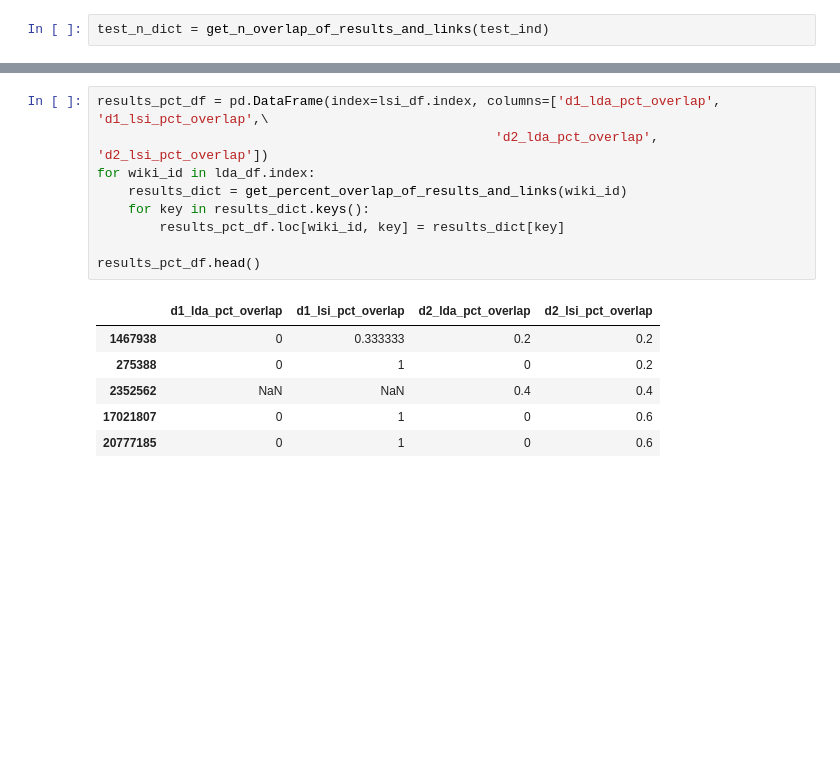
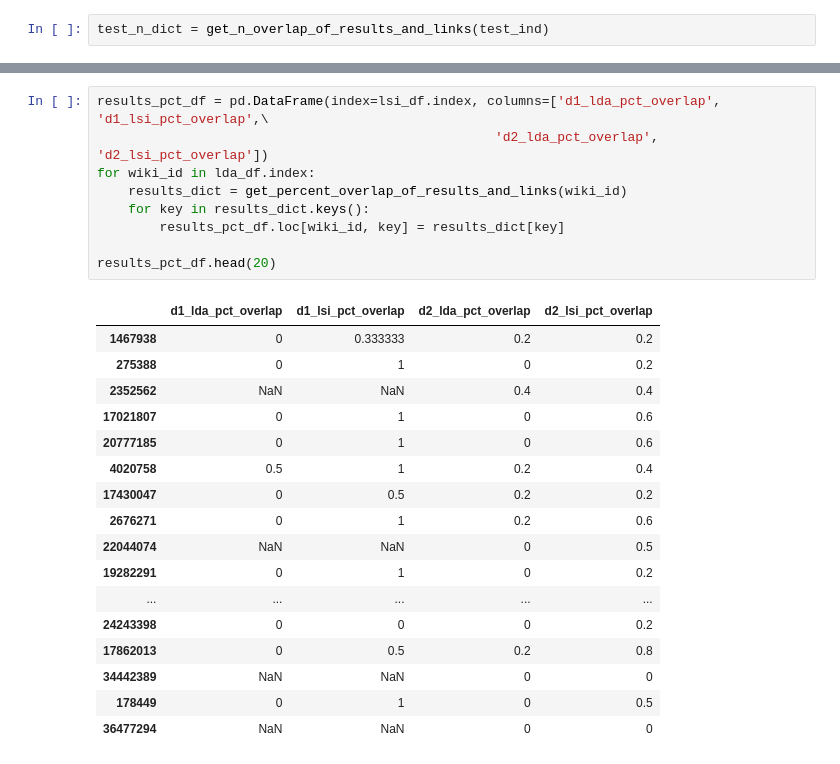
Before and after one commit to hannahlb/CDIPS_Content_Rec, a Jupyter notebook: katie/evaluate_semantic_models.ipynb, the cells around one changed output, grey strips where cells are left out. Drawn from its saved outputs; the diff is of its cells as text; blank space fills up the shorter version.

```diff
--- a/katie/evaluate_semantic_models.ipynb
+++ b/katie/evaluate_semantic_models.ipynb
@@ -218,17 +215,28 @@ plt.legend(fontsize=14)
 # %%
 results_pct_df = pd.DataFrame(index=lsi_df.index, columns=['d1_lda_pct_overlap', 'd1_lsi_pct_overlap',\
                                                    'd2_lda_pct_overlap', 'd2_lsi_pct_overlap'])
 for wiki_id in lda_df.index:
     results_dict = get_percent_overlap_of_results_and_links(wiki_id)
     for key in results_dict.keys():
         results_pct_df.loc[wiki_id, key] = results_dict[key]
 
-results_pct_df.head()
+results_pct_df.head(20)
 # %% [output]
 |  | d1_lda_pct_overlap | d1_lsi_pct_overlap | d2_lda_pct_overlap | d2_lsi_pct_overlap |
 | 1467938 | 0 | 0.333333 | 0.2 | 0.2 |
 | 275388 | 0 | 1 | 0 | 0.2 |
 | 2352562 | NaN | NaN | 0.4 | 0.4 |
 | 17021807 | 0 | 1 | 0 | 0.6 |
 | 20777185 | 0 | 1 | 0 | 0.6 |
+| 4020758 | 0.5 | 1 | 0.2 | 0.4 |
+| 17430047 | 0 | 0.5 | 0.2 | 0.2 |
+| 2676271 | 0 | 1 | 0.2 | 0.6 |
+| 22044074 | NaN | NaN | 0 | 0.5 |
+| 19282291 | 0 | 1 | 0 | 0.2 |
+| ... | ... | ... | ... | ... |
+| 24243398 | 0 | 0 | 0 | 0.2 |
+| 17862013 | 0 | 0.5 | 0.2 | 0.8 |
+| 34442389 | NaN | NaN | 0 | 0 |
+| 178449 | 0 | 1 | 0 | 0.5 |
+| 36477294 | NaN | NaN | 0 | 0 |
 # %%
```
Also changed, not shown: parts of 21 cells of this notebook, 8 other files.
